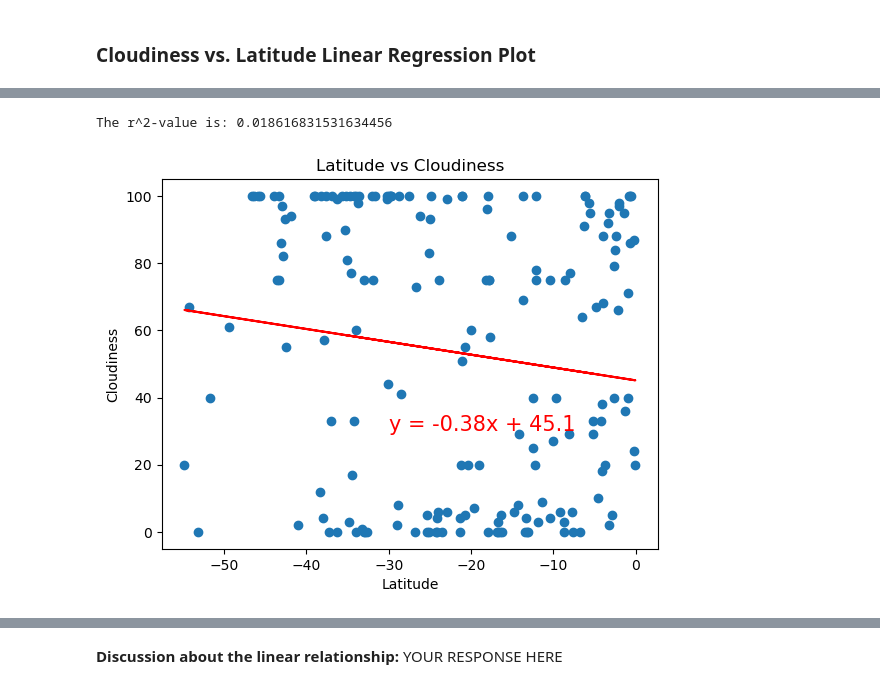
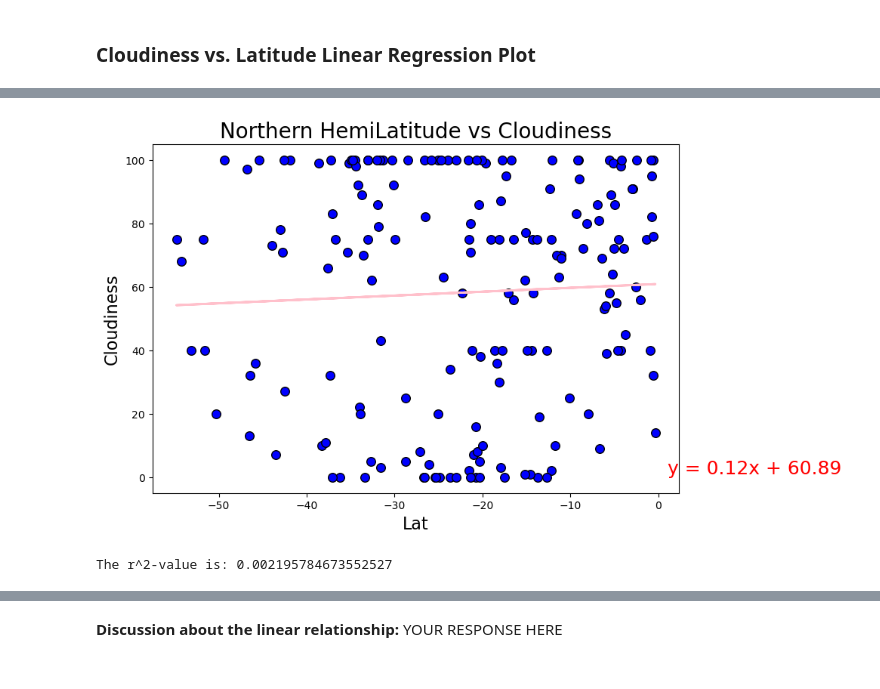
Before and after one commit to McKinnonJulia/python-api-challenge, a Jupyter notebook: WeatherPy.ipynb, the cells around one changed output, grey strips where cells are left out. Saved outputs shown, nothing was run; the diff lists cells and outputs as text; code cells hidden in the pictures.

```diff
--- a/WeatherPy.ipynb
+++ b/WeatherPy.ipynb
@@ -733,39 +552,5 @@ The r^2-value is: 0.006456908379763574
-# %%
-# Southern Hemisphere
-# YOUR CODE HERE
-# Build scatter plot for each data type:
-plt.figure(figsize=(9,6))
-x_values = southern_hemi_df['Lat']
-y_values = southern_hemi_df['Cloudiness']
-
-# Perform a linear regression for humidity vs. latitude:
-(slope, intercept, rvalue, pvalue, stderr) = linregress(x_values, y_values)
-
-# Get regression values:
-regress_values = x_values * slope + intercept
-
-# Create line equation string:
-line_eq = 'y = ' + str(round(slope,2)) + 'x + ' + str(round(intercept,2))
-
-# Create plot:
-plt.scatter(x_values,y_values, marker='o', color='royalblue', s=[70], edgecolors='black')
-plt.plot(x_values,regress_values,'darkred', linewidth=2)
-
-# Incorporate the other graph properties:
-plt.title('Northern Hemi Latitude vs Cloudiness ', fontsize=20)
-plt.ylabel('Cloudiness', fontsize=16, color='black')
-plt.xlabel('Latitude', fontsize=16, color='black')
-plt.annotate(line_eq,(51,6),fontsize=18, color='darkred')
-#plt.grid(False)
-
-# Set the limits of the y axis:
-plt.ylim(-6, 110)
-
-# Set the limits of the x axis:
-plt.xlim(-60, 1)
-
-# Print r-squared value:
-print(f'The r-squared is: {round(rvalue**2,2)}')
-# %% [output]
-The r^2-value is: 0.018616831531634456
-[figure, removed]
+# %%
+liner_regression_plot(northern_hemi_df, 'Lat', 'Cloudiness', 'Northern HemiLatitude vs Cloudiness')
+# %% [output]
+[figure, added]
+The r^2-value is: 0.002195784673552527
```
Also changed, not shown: parts of 41 cells of this notebook, 13 other files.
